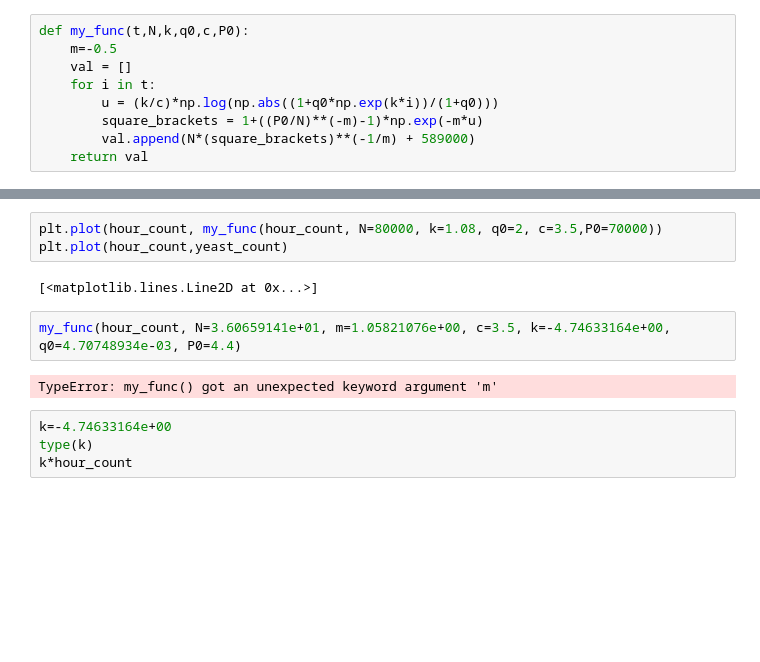
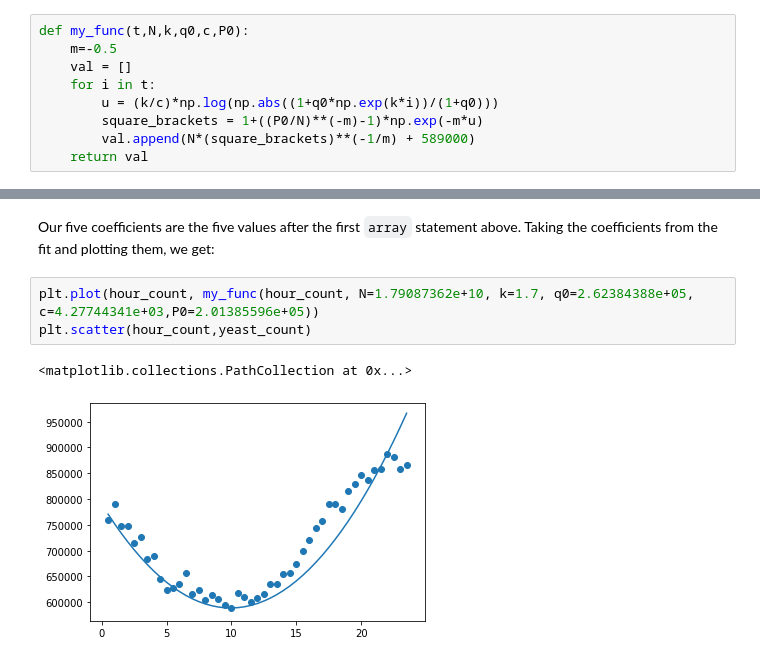
Before and after one commit to morganwb/Yeast_Growth_Model, a Jupyter notebook: DE_P2_PY_WORK.ipynb, the cells around one changed output, grey strips where cells are left out. Drawn from its saved outputs; the diff is of its cells as text; blank space fills up the shorter version.

```diff
--- a/DE_P2_PY_WORK.ipynb
+++ b/DE_P2_PY_WORK.ipynb
@@ -105,13 +117,8 @@ opt.curve_fit(my_func, hour_count, yeast_count, p0=[80001, 1.3, 10, 3.5, 70000])
+# %% [markdown]
+Our five coefficients are the five values after the first `array` statement above. Taking the coefficients from the fit and plotting them, we get:
 # %%
-plt.plot(hour_count, my_func(hour_count, N=80000, k=1.08, q0=2, c=3.5,P0=70000))
-plt.plot(hour_count,yeast_count)
+plt.plot(hour_count, my_func(hour_count, N=1.79087362e+10, k=1.7, q0=2.62384388e+05, c=4.27744341e+03,P0=2.01385596e+05))
+plt.scatter(hour_count,yeast_count)
 # %% [output]
-[<matplotlib.lines.Line2D at 0x...>]
+<matplotlib.collections.PathCollection at 0x...>
+[figure, added]
-# %%
-my_func(hour_count, N=3.60659141e+01, m=1.05821076e+00, c=3.5, k=-4.74633164e+00, q0=4.70748934e-03, P0=4.4)
-# %% [output]
-TypeError: my_func() got an unexpected keyword argument 'm'
-# %%
-k=-4.74633164e+00
-type(k)
-k*hour_count
```
Also changed, not shown: parts of 21 cells of this notebook.
